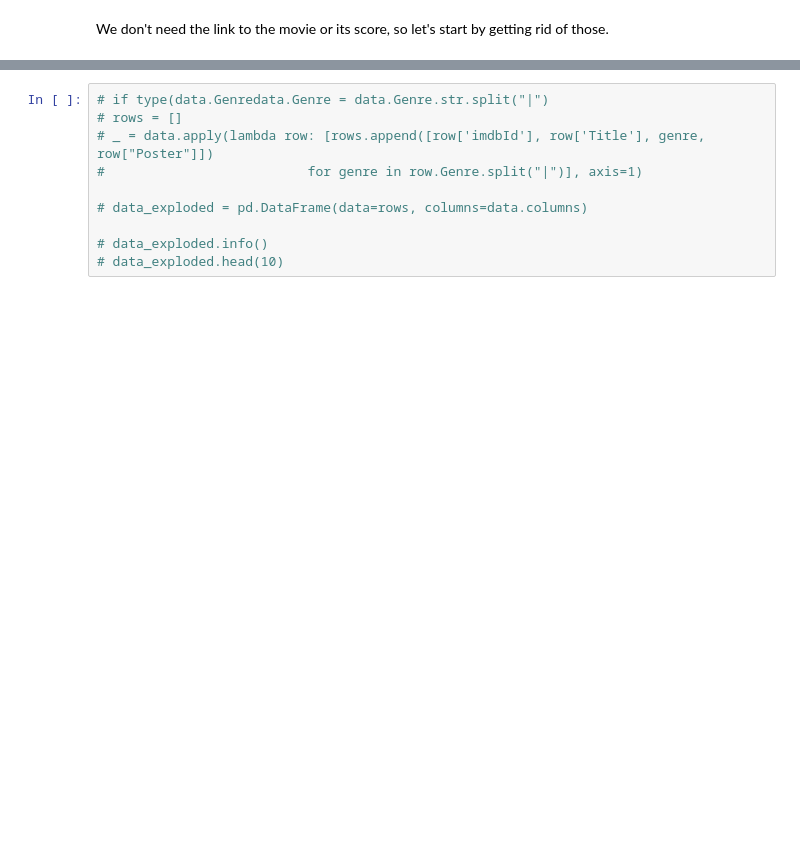
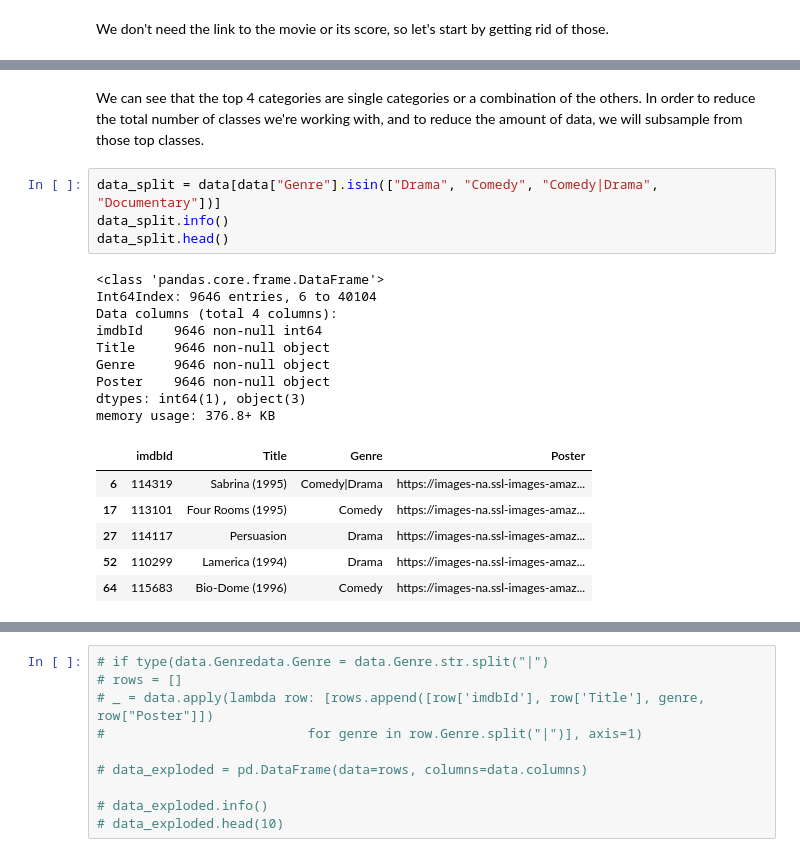
Before and after one commit to Thakugan/machine-learning-notebooks, a Jupyter notebook: 3-exploring-image-data/movie-poster-genre.ipynb, the cells around one changed output, grey strips where cells are left out. Saved outputs shown, nothing was run; the diff lists cells and outputs as text; blank space fills up the shorter version.

```diff
--- a/3-exploring-image-data/movie-poster-genre.ipynb
+++ b/3-exploring-image-data/movie-poster-genre.ipynb
@@ -85,0 +114,22 @@ This operation was adapted from the Stack Overflow answer found [here](https://s
+# %% [markdown]
+We can see that the top 4 categories are single categories or a combination of the others. In order to reduce the total number of classes we're working with, and to reduce the amount of data, we will subsample from those top classes.
+# %%
+data_split = data[data["Genre"].isin(["Drama", "Comedy", "Comedy|Drama", "Documentary"])]
+data_split.info()
+data_split.head()
+# %% [output]
+<class 'pandas.core.frame.DataFrame'>
+Int64Index: 9646 entries, 6 to 40104
+Data columns (total 4 columns):
+imdbId    9646 non-null int64
+Title     9646 non-null object
+Genre     9646 non-null object
+Poster    9646 non-null object
+dtypes: int64(1), object(3)
+memory usage: 376.8+ KB
+|  | imdbId | Title | Genre | Poster |
+| 6 | 114319 | Sabrina (1995) | Comedy|Drama | https://images-na.ssl-images-amaz... |
+| 17 | 113101 | Four Rooms (1995) | Comedy | https://images-na.ssl-images-amaz... |
+| 27 | 114117 | Persuasion | Drama | https://images-na.ssl-images-amaz... |
+| 52 | 110299 | Lamerica (1994) | Drama | https://images-na.ssl-images-amaz... |
+| 64 | 115683 | Bio-Dome (1996) | Comedy | https://images-na.ssl-images-amaz... |
```
Also changed, not shown: parts of 20 cells of this notebook.
